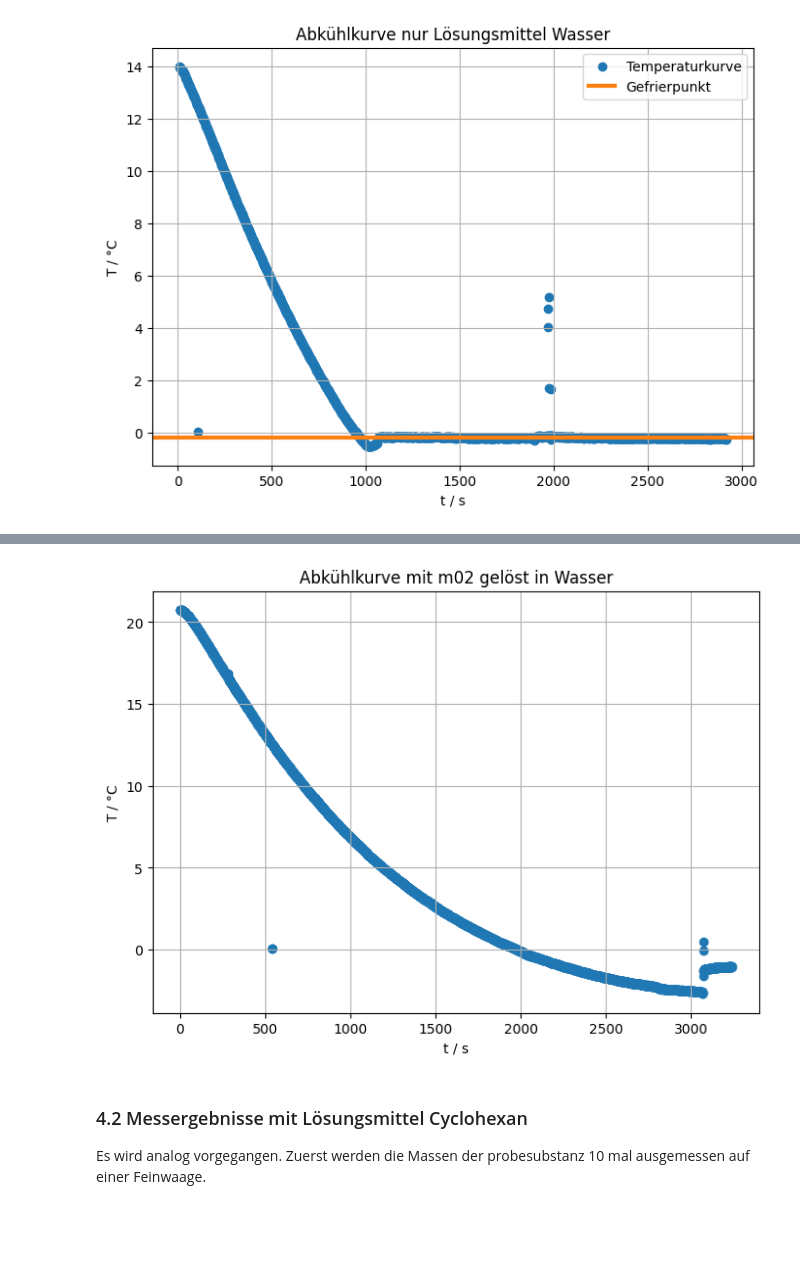
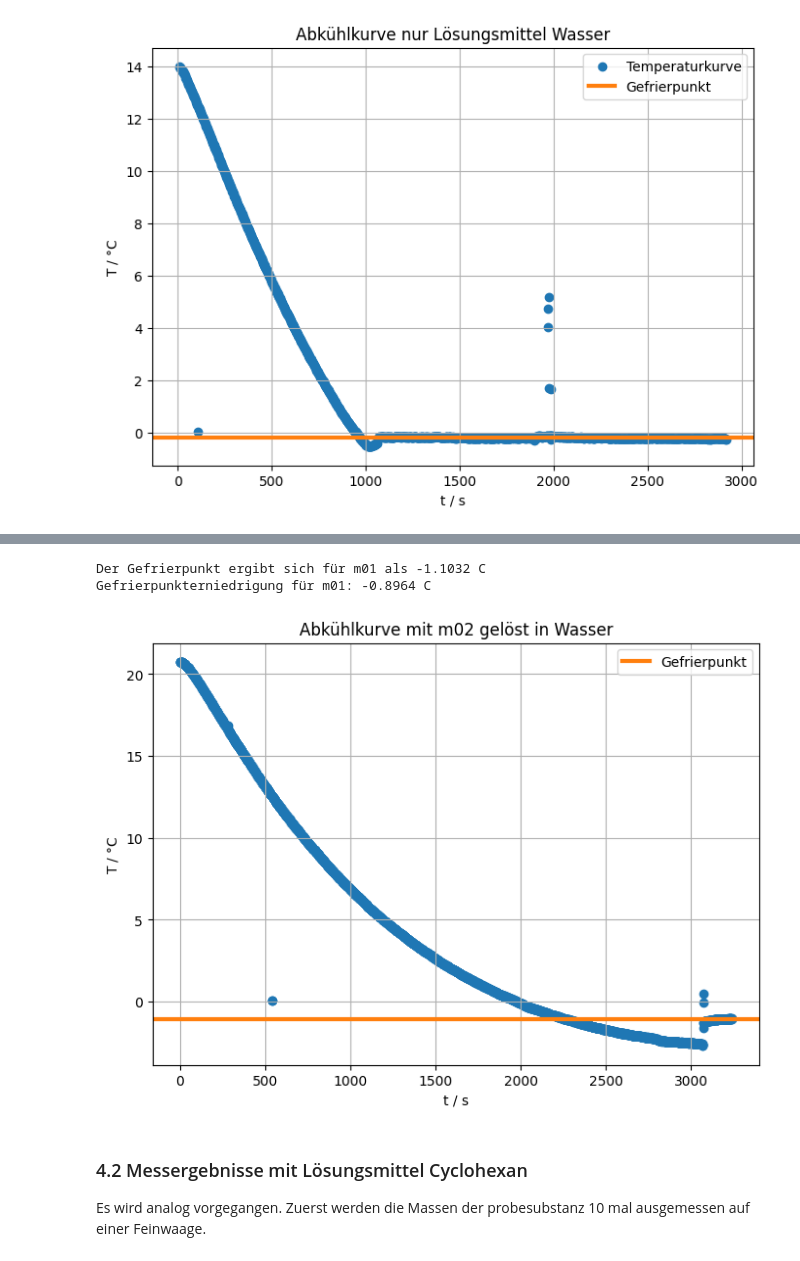
Before and after one commit to HansoTell/Computercafe, a Jupyter notebook: V4J/V4.ipynb, the cells around one changed output, grey strips where cells are left out. Saved outputs shown, nothing was run; the diff lists cells and outputs as text; code cells hidden in the pictures; blank space fills up the shorter version.

```diff
--- a/V4J/V4.ipynb
+++ b/V4J/V4.ipynb
@@ -522,18 +530,36 @@ plt.show()
 t_m02_H2O, V_m02_H2O, dV_m02_H2O = np.loadtxt("erset_mit_massem02.dat", usecols=(2,3,4), unpack=True)
 
 T_m02_H2O = b_eichung+m_eichung*(V_m02_H2O * 1000 / 100)
+
+#Extrapolation
+index_m02_H2O = np.argmin(T_m02_H2O)
+expol_m02_T_H2O = T_m02_H2O[index_m02_H2O:]
+
+Tg_m02_H2O = np.median(expol_m02_T_H2O)
+
+print("Der Gefrierpunkt ergibt sich für m02 als %.4f C" % Tg_m02_H2O)
+
+#Gefrierpunkterniedrigung berechnen
+dTg_m02_H2O = Tg_m02_H2O - Tg_H2O
+
+print("Gefrierpunkterniedrigung für m02: %.4f C" % dTg_m02_H2O)
+# %% [output]
+Der Gefrierpunkt ergibt sich für m01 als -1.1032 C
+Gefrierpunkterniedrigung für m01: -0.8964 C
 # %%
 plt.figure(figsize=(figwidth, 0.7*figwidth))
 
 plt.scatter(t_m02_H2O, T_m02_H2O)
+plt.axhline(Tg_m02_H2O, color='C1',label='Gefrierpunkt', linewidth = 3)
 plt.xlabel("t / s")
 plt.ylabel(r"T / $\degree$C")
 plt.grid()
+plt.legend(loc="upper right")
 
 plt.title("Abkühlkurve mit m02 gelöst in Wasser")
 plt.show()
 # %% [output]
-[figure, old version]
+[figure, new version]
 # %% [markdown]
 ### 4.2 Messergebnisse mit Lösungsmittel Cyclohexan
 
```
Also changed, not shown: parts of 21 cells of this notebook.
